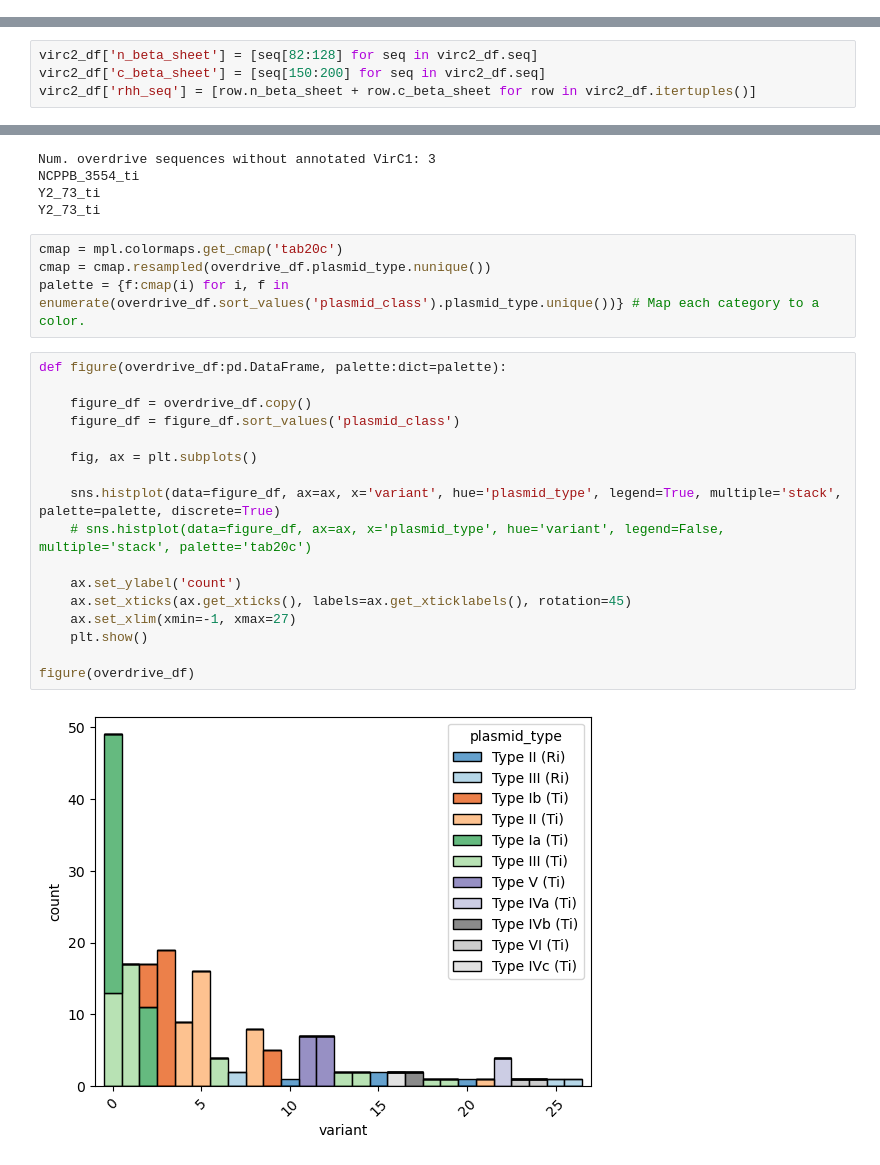
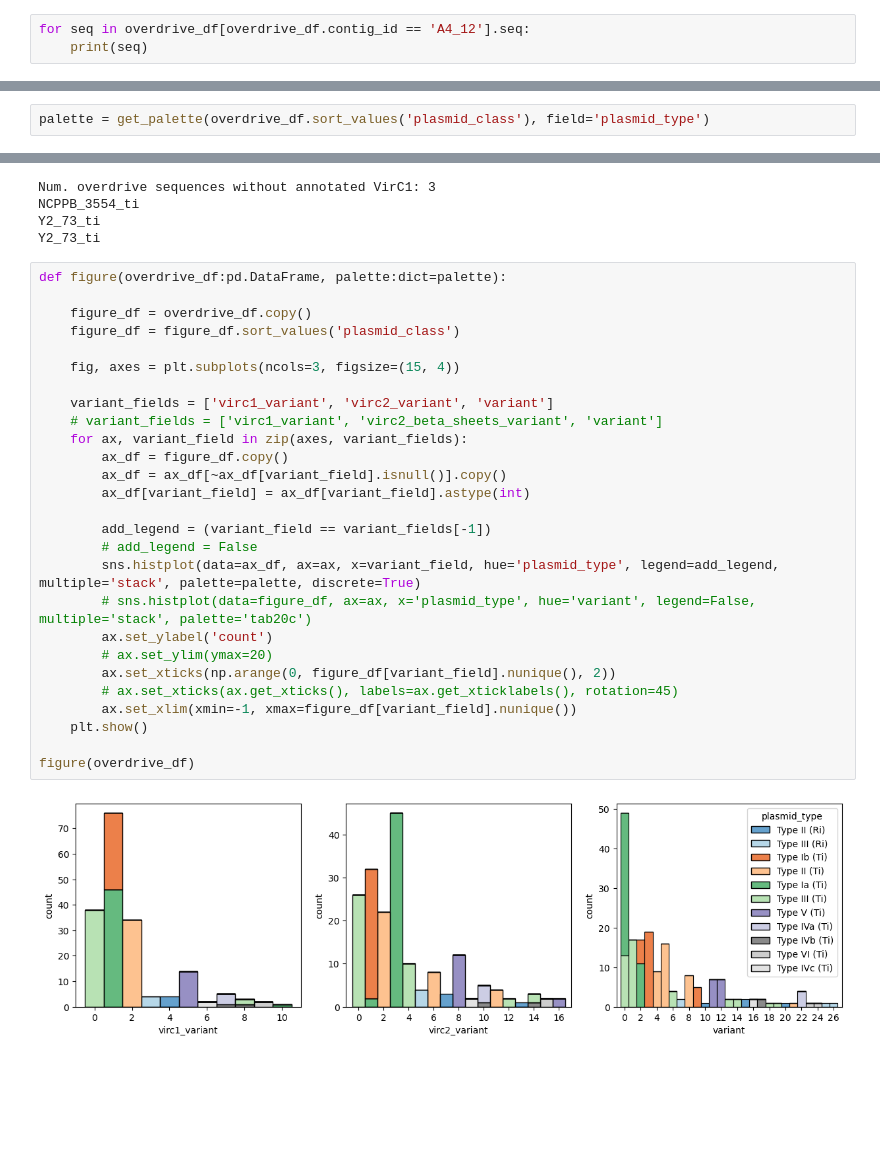
Before and after one commit to pipparichter/overdrive, a Jupyter notebook: notebooks/sandbox-1.1.ipynb, the cells around one changed output, grey strips where cells are left out. Drawn from its saved outputs; the diff is of its cells as text; blank space fills up the shorter version.

```diff
--- a/notebooks/sandbox-1.1.ipynb
+++ b/notebooks/sandbox-1.1.ipynb
@@ -156,0 +154,3 @@ Removing 10 adjacent regions with repeats from the dataset.
+# %%
+for seq in overdrive_df[overdrive_df.contig_id == 'A4_12'].seq:
+    print(seq)
@@ -195,6 +168,2 @@ check_overdrive_dataset(overdrive_df)
-# %%
-virc2_df['n_beta_sheet'] = [seq[82:128] for seq in virc2_df.seq]
-virc2_df['c_beta_sheet'] = [seq[150:200] for seq in virc2_df.seq]
-virc2_df['rhh_seq'] = [row.n_beta_sheet + row.c_beta_sheet for row in virc2_df.itertuples()]
 # %%
 # There is tons of redundancy in the dataset...
@@ -224,3 +214,5 @@ Num. VirC2 variants: 14
+# %%
+palette = get_palette(overdrive_df.sort_values('plasmid_class'), field='plasmid_type')
 # %%
 # Are there any overdrive sequences which are missing corresponding VirC12 proteins?
 print('Num. overdrive sequences without annotated VirC1:', overdrive_df.virc1_seq.isnull().sum())
@@ -231,26 +223,32 @@ Num. overdrive sequences without annotated VirC1: 3
 NCPPB_3554_ti
 Y2_73_ti
 Y2_73_ti
-# %%
-cmap = mpl.colormaps.get_cmap('tab20c')
-cmap = cmap.resampled(overdrive_df.plasmid_type.nunique())
-palette = {f:cmap(i) for i, f in enumerate(overdrive_df.sort_values('plasmid_class').plasmid_type.unique())} # Map each category to a color.
 # %%
 def figure(overdrive_df:pd.DataFrame, palette:dict=palette):
 
     figure_df = overdrive_df.copy()
     figure_df = figure_df.sort_values('plasmid_class')
 
-    fig, ax = plt.subplots()
+    fig, axes = plt.subplots(ncols=3, figsize=(15, 4))
 
-    sns.histplot(data=figure_df, ax=ax, x='variant', hue='plasmid_type', legend=True, multiple='stack', palette=palette, discrete=True)
-    # sns.histplot(data=figure_df, ax=ax, x='plasmid_type', hue='variant', legend=False, multiple='stack', palette='tab20c')
+    variant_fields = ['virc1_variant', 'virc2_variant', 'variant']
+    # variant_fields = ['virc1_variant', 'virc2_beta_sheets_variant', 'variant']
+    for ax, variant_field in zip(axes, variant_fields):
+        ax_df = figure_df.copy()
+        ax_df = ax_df[~ax_df[variant_field].isnull()].copy()
+        ax_df[variant_field] = ax_df[variant_field].astype(int)
 
-    ax.set_ylabel('count')
-    ax.set_xticks(ax.get_xticks(), labels=ax.get_xticklabels(), rotation=45)
-    ax.set_xlim(xmin=-1, xmax=27)
+        add_legend = (variant_field == variant_fields[-1])
+        # add_legend = False
+        sns.histplot(data=ax_df, ax=ax, x=variant_field, hue='plasmid_type', legend=add_legend, multiple='stack', palette=palette, discrete=True)
+        # sns.histplot(data=figure_df, ax=ax, x='plasmid_type', hue='variant', legend=False, multiple='stack', palette='tab20c')
+        ax.set_ylabel('count')
+        # ax.set_ylim(ymax=20)
+        ax.set_xticks(np.arange(0, figure_df[variant_field].nunique(), 2))
+        # ax.set_xticks(ax.get_xticks(), labels=ax.get_xticklabels(), rotation=45)
+        ax.set_xlim(xmin=-1, xmax=figure_df[variant_field].nunique())
     plt.show()
 
 figure(overdrive_df)
 # %% [output]
-[figure, old version]
+[figure, new version]
```
Also changed, not shown: parts of 20 cells of this notebook, 5 other files.
